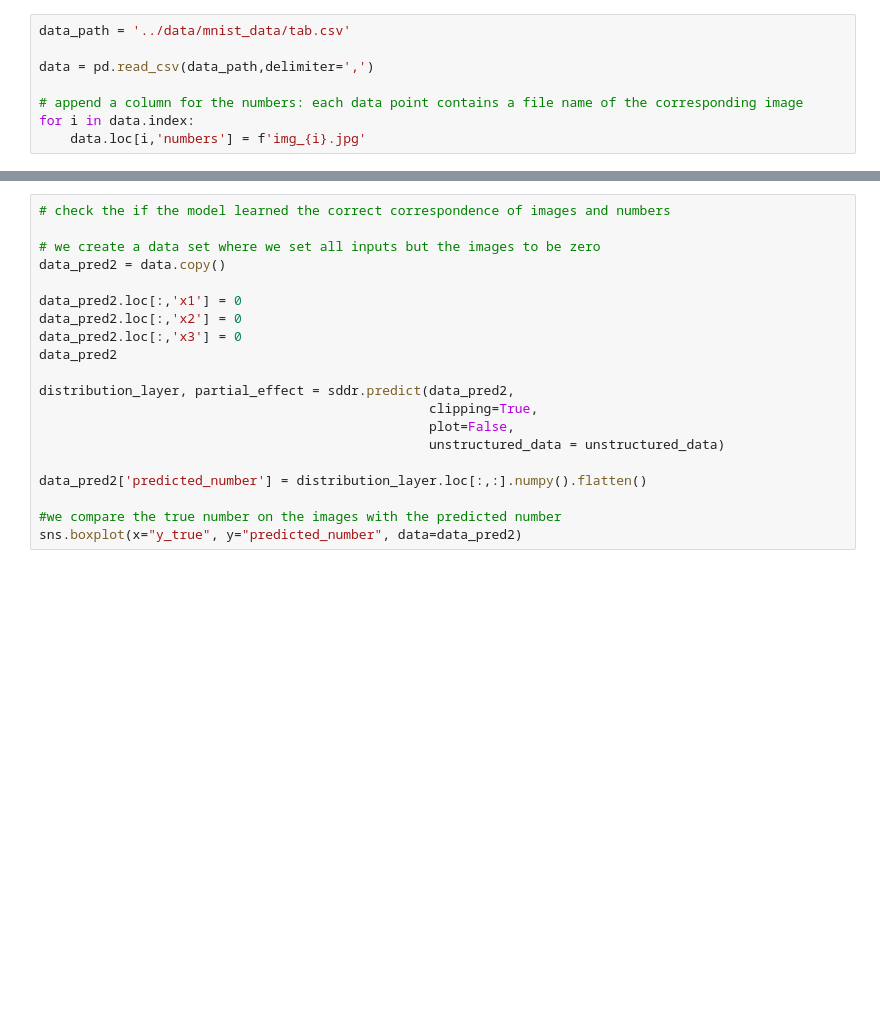
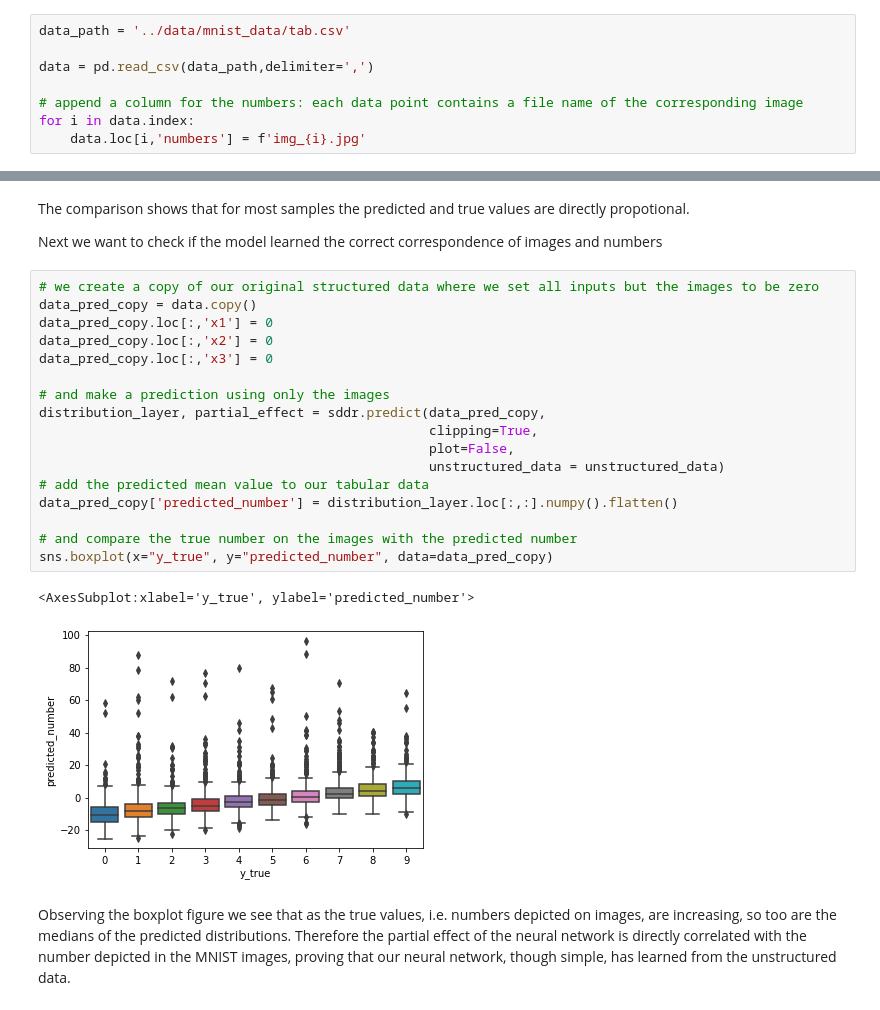
Before and after one commit to HelmholtzAI-Consultants-Munich/PySDDR, a Jupyter notebook: tutorials/AdvancedTutorial.ipynb, the cells around one changed output, grey strips where cells are left out. Cells and saved outputs as stored; diff of their text form; blank space fills up the shorter version.

```diff
--- a/tutorials/AdvancedTutorial.ipynb
+++ b/tutorials/AdvancedTutorial.ipynb
@@ -138,20 +155,26 @@ print(f"Predicted variance for first sample: {predicted_variance}")
+# %% [markdown]
+The comparison shows that for most samples the predicted and true values are directly propotional.
+
+Next we want to check if the model learned the correct correspondence of images and numbers
 # %%
-# check the if the model learned the correct correspondence of images and numbers
+# we create a copy of our original structured data where we set all inputs but the images to be zero
+data_pred_copy = data.copy()
+data_pred_copy.loc[:,'x1'] = 0
+data_pred_copy.loc[:,'x2'] = 0
+data_pred_copy.loc[:,'x3'] = 0
 
-# we create a data set where we set all inputs but the images to be zero
-data_pred2 = data.copy()
-
-data_pred2.loc[:,'x1'] = 0
-data_pred2.loc[:,'x2'] = 0
-data_pred2.loc[:,'x3'] = 0
-data_pred2
-
-distribution_layer, partial_effect = sddr.predict(data_pred2,
+# and make a prediction using only the images
+distribution_layer, partial_effect = sddr.predict(data_pred_copy,
                                                   clipping=True,
                                                   plot=False,
                                                   unstructured_data = unstructured_data)
+# add the predicted mean value to our tabular data
+data_pred_copy['predicted_number'] = distribution_layer.loc[:,:].numpy().flatten()
 
-data_pred2['predicted_number'] = distribution_layer.loc[:,:].numpy().flatten()
-
-#we compare the true number on the images with the predicted number
-sns.boxplot(x="y_true", y="predicted_number", data=data_pred2)
+# and compare the true number on the images with the predicted number
+sns.boxplot(x="y_true", y="predicted_number", data=data_pred_copy)
+# %% [output]
+<AxesSubplot:xlabel='y_true', ylabel='predicted_number'>
+[figure, added]
+# %% [markdown]
+Observing the boxplot figure we see that as the true values, i.e. numbers depicted on images, are increasing, so too are the medians of the predicted distributions. Therefore the partial effect of the neural network is directly correlated with the number depicted in the MNIST images, proving that our neural network, though simple, has learned from the unstructured data.
```
Also changed, not shown: parts of 25 cells of this notebook, 1 other file.
